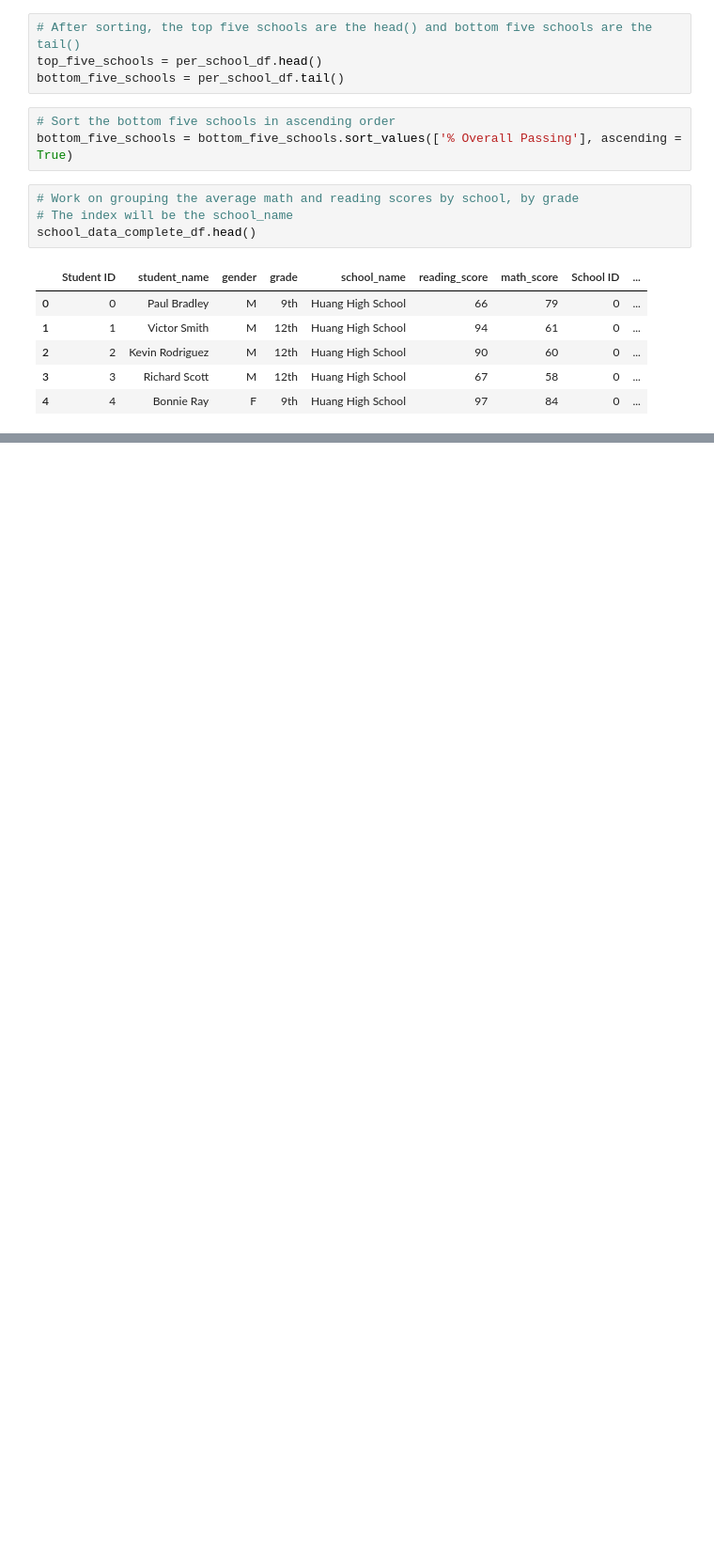
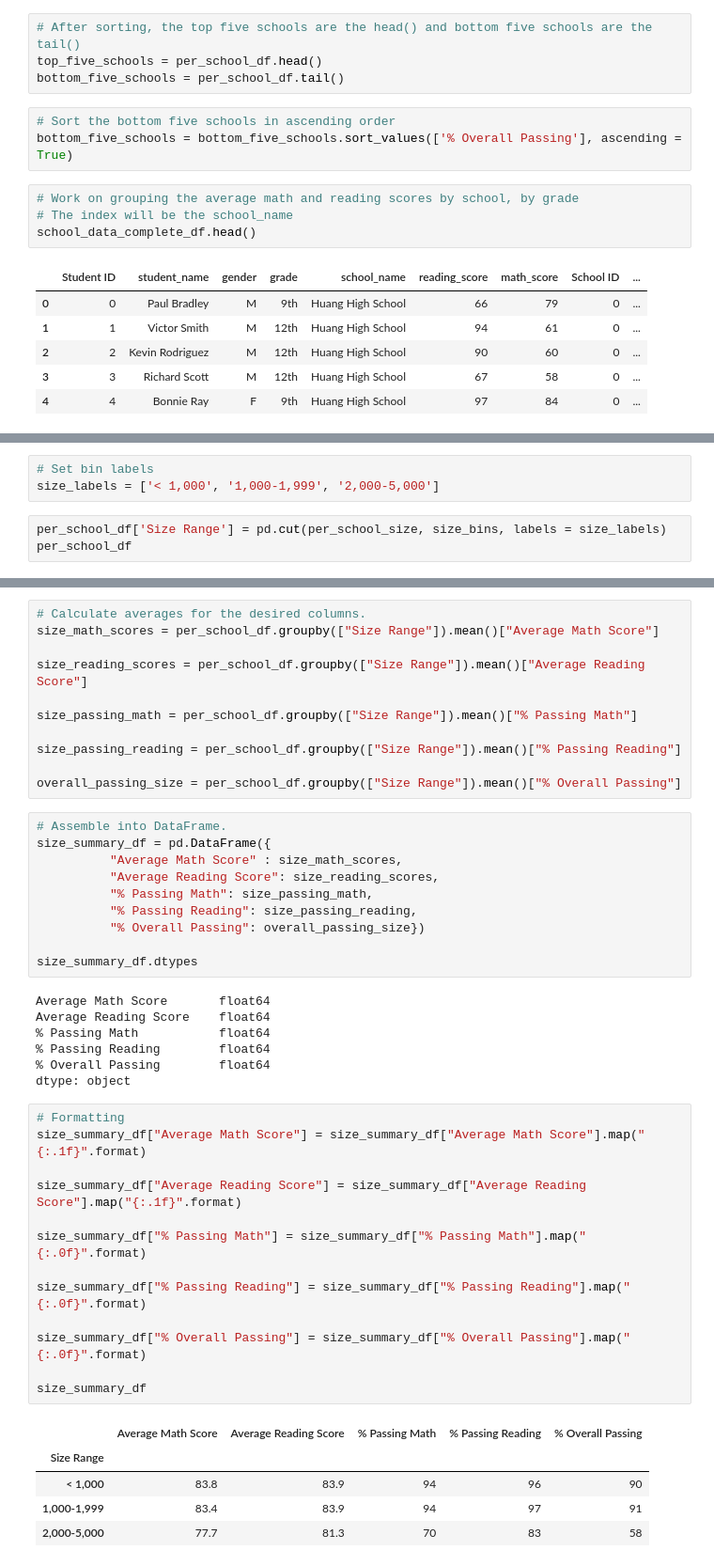
Before and after one commit to catsquared/school_district_analysis, a Jupyter notebook: PyCitySchools.ipynb, the cells around one changed output, grey strips where cells are left out. Shown at 94% size. Saved outputs shown, nothing was run; the diff lists cells and outputs as text; blank space fills up the shorter version.

Commit message:
Add analysis by school size

```diff
--- a/PyCitySchools.ipynb
+++ b/PyCitySchools.ipynb
@@ -1296,0 +1341,6 @@ spending_summary_df
+# %%
+# Set bin labels
+size_labels = ['< 1,000', '1,000-1,999', '2,000-5,000']
+# %%
+per_school_df['Size Range'] = pd.cut(per_school_size, size_bins, labels = size_labels)
+per_school_df
@@ -1296,0 +1364,47 @@ spending_summary_df
+# %%
+# Calculate averages for the desired columns.
+size_math_scores = per_school_df.groupby(["Size Range"]).mean()["Average Math Score"]
+
+size_reading_scores = per_school_df.groupby(["Size Range"]).mean()["Average Reading Score"]
+
+size_passing_math = per_school_df.groupby(["Size Range"]).mean()["% Passing Math"]
+
+size_passing_reading = per_school_df.groupby(["Size Range"]).mean()["% Passing Reading"]
+
+overall_passing_size = per_school_df.groupby(["Size Range"]).mean()["% Overall Passing"]
+# %%
+# Assemble into DataFrame.
+size_summary_df = pd.DataFrame({
+          "Average Math Score" : size_math_scores,
+          "Average Reading Score": size_reading_scores,
+          "% Passing Math": size_passing_math,
+          "% Passing Reading": size_passing_reading,
+          "% Overall Passing": overall_passing_size})
+
+size_summary_df.dtypes
+# %% [output]
+Average Math Score       float64
+Average Reading Score    float64
+% Passing Math           float64
+% Passing Reading        float64
+% Overall Passing        float64
+dtype: object
+# %%
+# Formatting
+size_summary_df["Average Math Score"] = size_summary_df["Average Math Score"].map("{:.1f}".format)
+
+size_summary_df["Average Reading Score"] = size_summary_df["Average Reading Score"].map("{:.1f}".format)
+
+size_summary_df["% Passing Math"] = size_summary_df["% Passing Math"].map("{:.0f}".format)
+
+size_summary_df["% Passing Reading"] = size_summary_df["% Passing Reading"].map("{:.0f}".format)
+
+size_summary_df["% Overall Passing"] = size_summary_df["% Overall Passing"].map("{:.0f}".format)
+
+size_summary_df
+# %% [output]
+|  | Average Math Score | Average Reading Score | % Passing Math | % Passing Reading | % Overall Passing |
+| Size Range |  |  |  |  |  |
+| < 1,000 | 83.8 | 83.9 | 94 | 96 | 90 |
+| 1,000-1,999 | 83.4 | 83.9 | 94 | 97 | 91 |
+| 2,000-5,000 | 77.7 | 81.3 | 70 | 83 | 58 |
```
Also changed, not shown: parts of 72 cells of this notebook.
